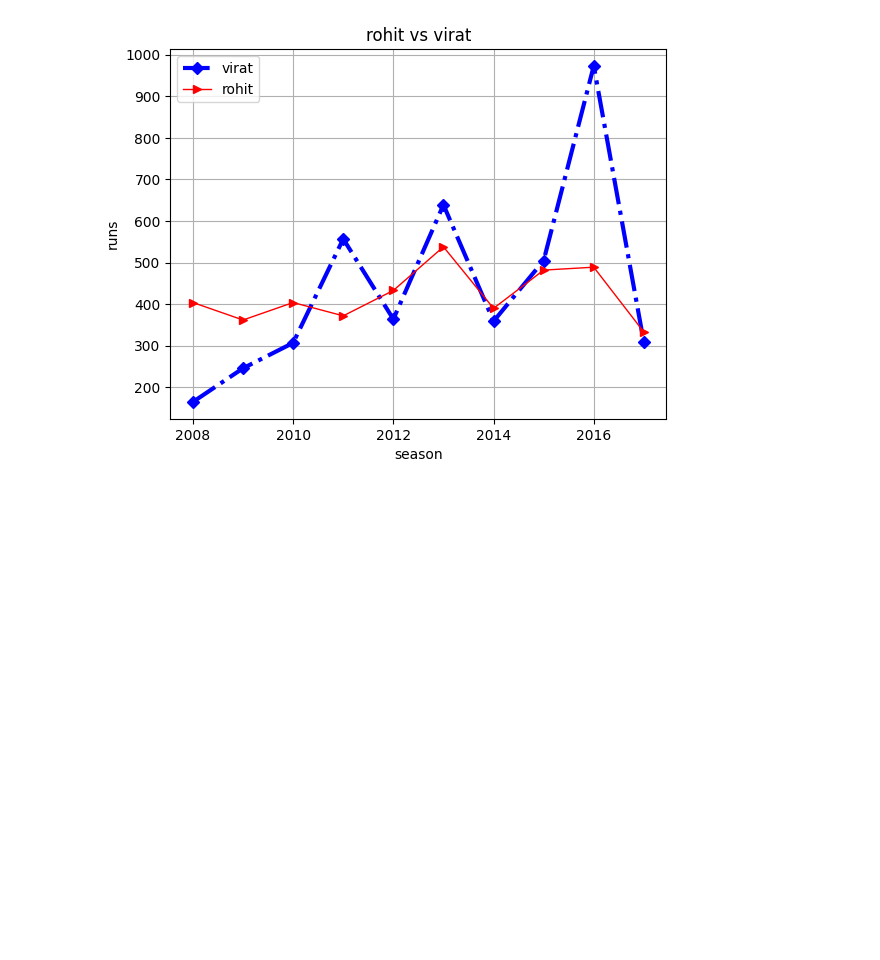
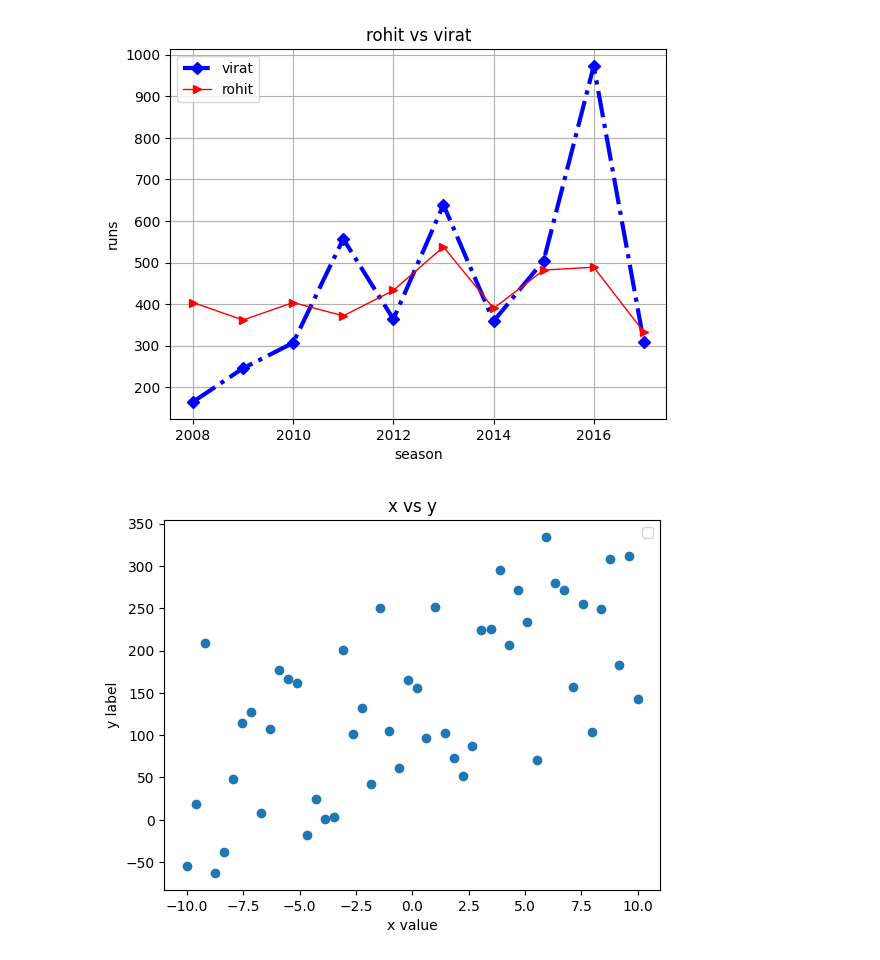
Before and after one commit to Abhinav09062005/python-, a Jupyter notebook: chapter4/mathplotlib.ipynb, the cells around one changed output. Saved outputs shown, nothing was run; the diff lists cells and outputs as text; code cells hidden in the pictures; blank space fills up the shorter version.

```diff
--- a/chapter4/mathplotlib.ipynb
+++ b/chapter4/mathplotlib.ipynb
@@ -85,3 +85,20 @@ plt.grid()
 # %%
 #show ye graph ko plot krwata h
 plt.show()
+# %%
+# scatter plot -> use in bivariatee analysis for 2 col
+#-> numerical vs numerical best use
+# use case-> finding correlation
+
+x=np.linspace(-10 ,10,50)
+y=10*x+3+np.random.randint(0,300,50)
+# %%
+
+plt.xlabel('x value')
+plt.ylabel('y label')
+plt.title('x vs y')
+plt.scatter(x,y)
+plt.legend(loc='best')
+plt.show()
+# %% [output]
+[figure, added]
```
Also changed, not shown: parts of 5 cells of this notebook.
